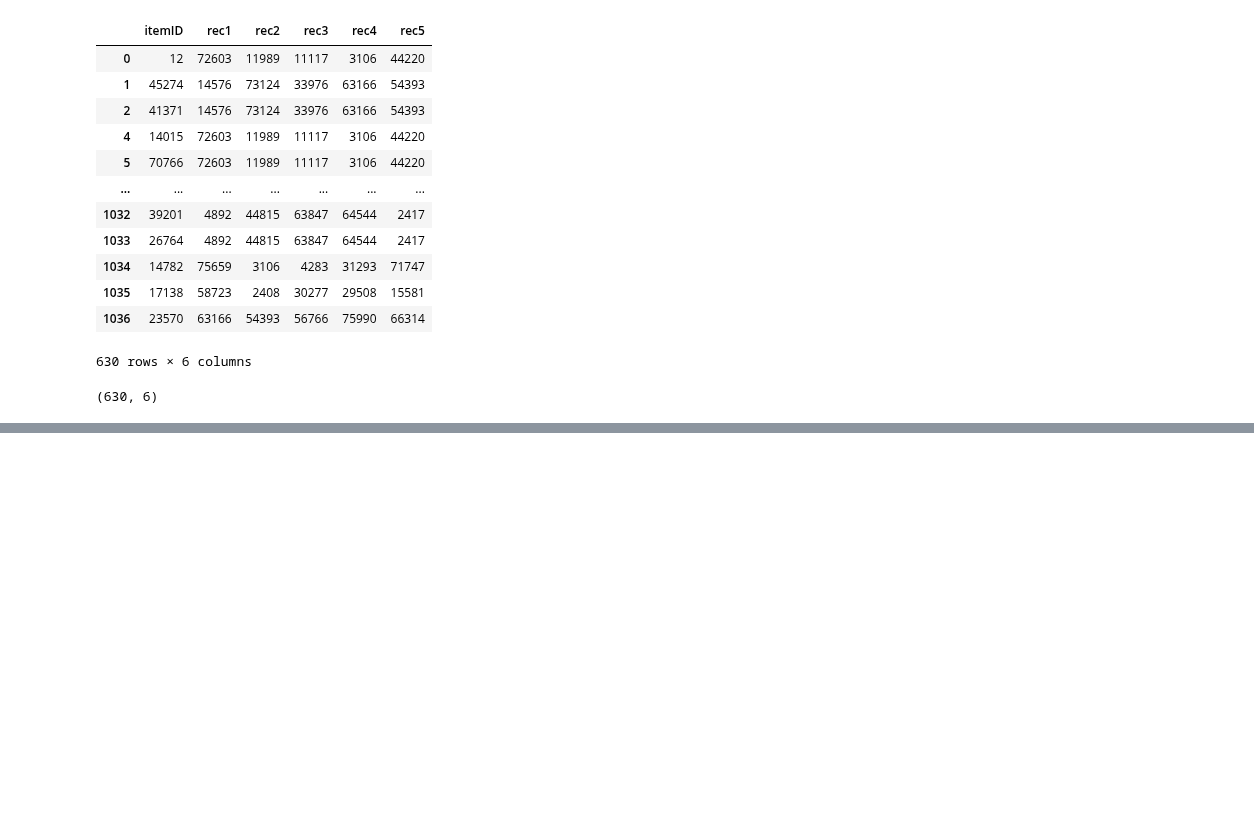
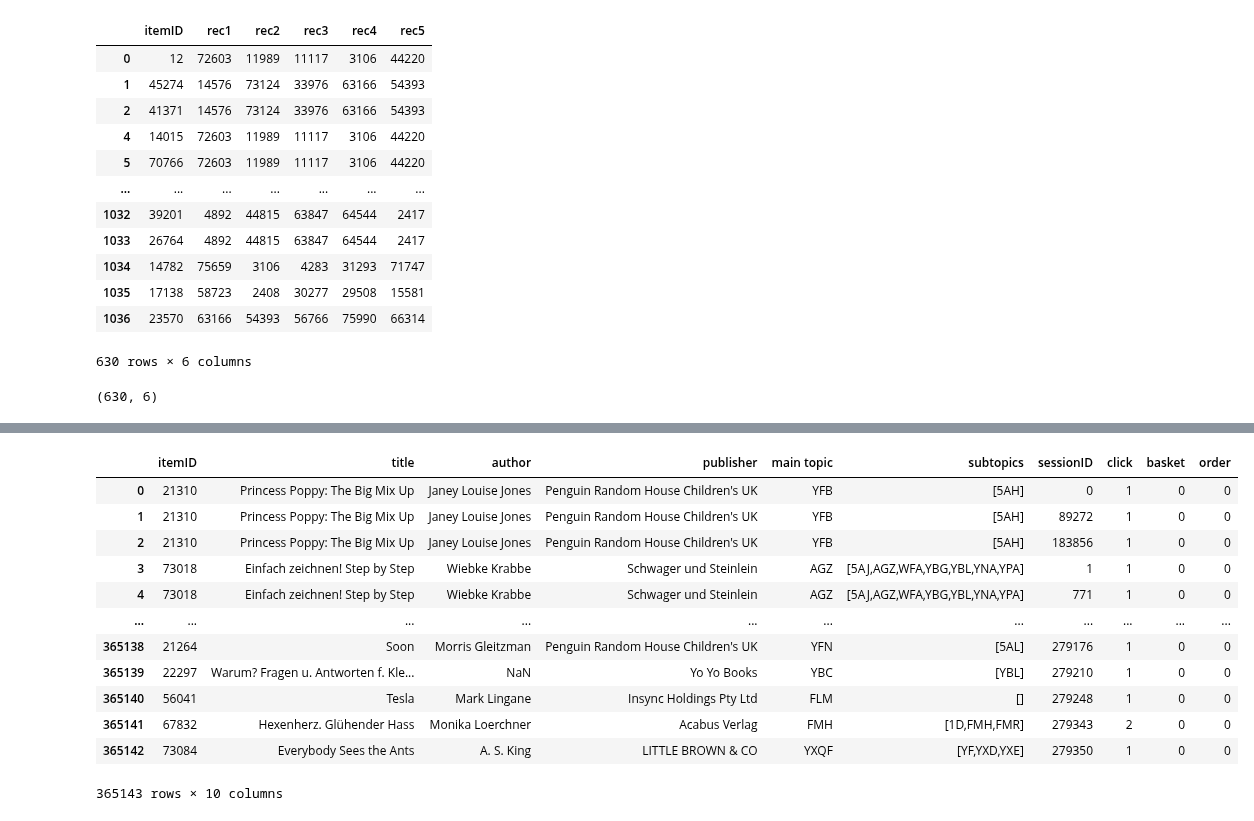
Before and after one commit to SohZongXian/DMC-2021, a Jupyter notebook: CSV Modification.ipynb, the cells around one changed output, grey strips where cells are left out. Cells and saved outputs as stored; diff of their text form; code cells hidden in the pictures; blank space fills up the shorter version.

```diff
--- a/CSV Modification.ipynb
+++ b/CSV Modification.ipynb
@@ -149,0 +172,20 @@ final_df
+# %%
+items = pd.read_csv("items.csv", delimiter="|")
+transaction = pd.read_csv("transactions.csv", delimiter="|")
+
+data = pd.merge(items, transaction, on=["itemID"])
+data
+# %% [output]
+|  | itemID | title | author | publisher | main topic | subtopics | sessionID | click | basket | order |
+| 0 | 21310 | Princess Poppy: The Big Mix Up | Janey Louise Jones | Penguin Random House Children's UK | YFB | [5AH] | 0 | 1 | 0 | 0 |
+| 1 | 21310 | Princess Poppy: The Big Mix Up | Janey Louise Jones | Penguin Random House Children's UK | YFB | [5AH] | 89272 | 1 | 0 | 0 |
+| 2 | 21310 | Princess Poppy: The Big Mix Up | Janey Louise Jones | Penguin Random House Children's UK | YFB | [5AH] | 183856 | 1 | 0 | 0 |
+| 3 | 73018 | Einfach zeichnen! Step by Step | Wiebke Krabbe | Schwager und Steinlein | AGZ | [5AJ,AGZ,WFA,YBG,YBL,YNA,YPA] | 1 | 1 | 0 | 0 |
+| 4 | 73018 | Einfach zeichnen! Step by Step | Wiebke Krabbe | Schwager und Steinlein | AGZ | [5AJ,AGZ,WFA,YBG,YBL,YNA,YPA] | 771 | 1 | 0 | 0 |
+| ... | ... | ... | ... | ... | ... | ... | ... | ... | ... | ... |
+| 365138 | 21264 | Soon | Morris Gleitzman | Penguin Random House Children's UK | YFN | [5AL] | 279176 | 1 | 0 | 0 |
+| 365139 | 22297 | Warum? Fragen u. Antworten f. Kle... | NaN | Yo Yo Books | YBC | [YBL] | 279210 | 1 | 0 | 0 |
+| 365140 | 56041 | Tesla | Mark Lingane | Insync Holdings Pty Ltd | FLM | [] | 279248 | 1 | 0 | 0 |
+| 365141 | 67832 | Hexenherz. Glühender Hass | Monika Loerchner | Acabus Verlag | FMH | [1D,FMH,FMR] | 279343 | 2 | 0 | 0 |
+| 365142 | 73084 | Everybody Sees the Ants | A. S. King | LITTLE BROWN & CO | YXQF | [YF,YXD,YXE] | 279350 | 1 | 0 | 0 |
+365143 rows × 10 columns
```
Also changed, not shown: parts of 13 cells of this notebook.
